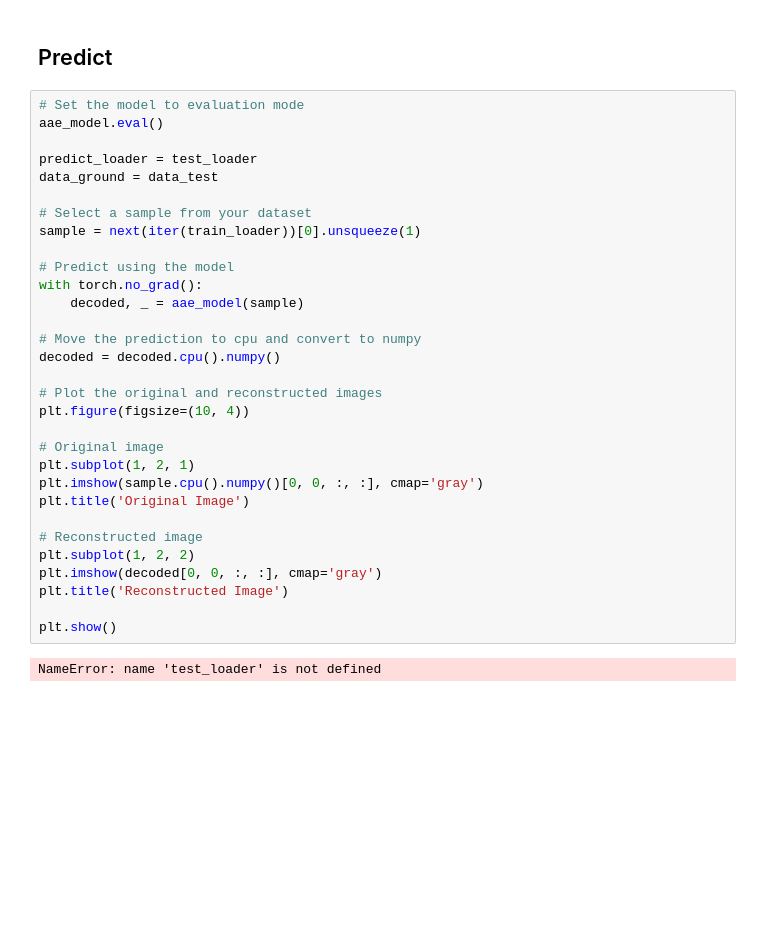
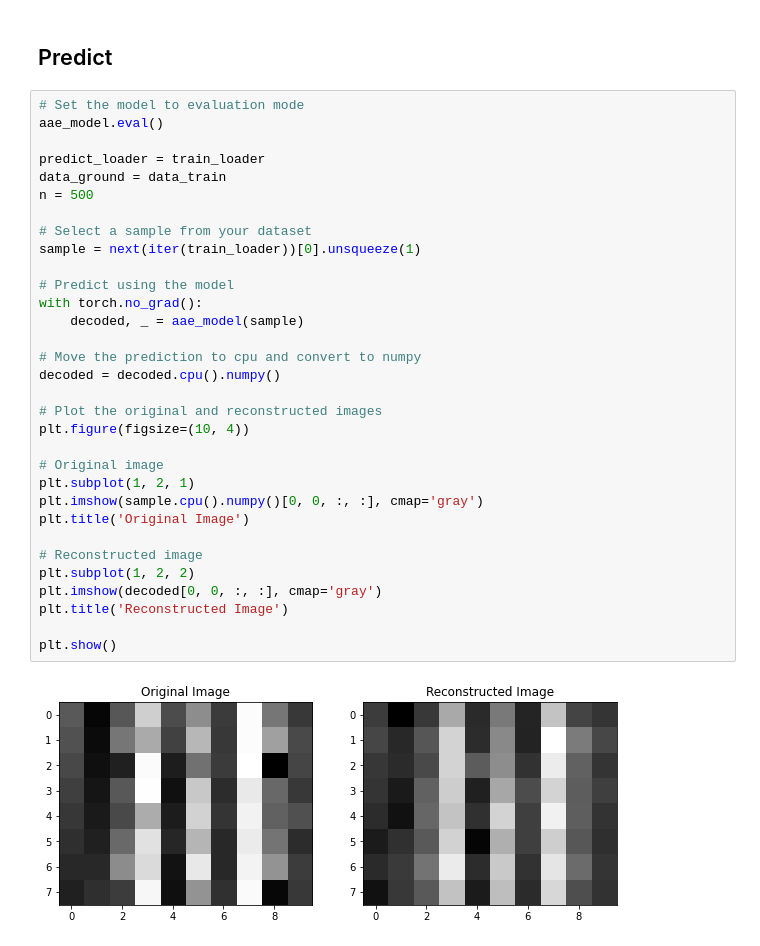
Before and after one commit to guodh321/Ventilation, a Jupyter notebook: 24-01/Test_2401.ipynb, the cells around one changed output. Cells and saved outputs as stored; diff of their text form; blank space fills up the shorter version.

```diff
--- a/24-01/Test_2401.ipynb
+++ b/24-01/Test_2401.ipynb
@@ -557,36 +601,37 @@ Moved model back to CPU.
 # %%
 # Set the model to evaluation mode
 aae_model.eval()
 
-predict_loader = test_loader
-data_ground = data_test
+predict_loader = train_loader
+data_ground = data_train
+n = 500
 
 # Select a sample from your dataset
 sample = next(iter(train_loader))[0].unsqueeze(1)
 
 # Predict using the model
 with torch.no_grad():
     decoded, _ = aae_model(sample)
 
 # Move the prediction to cpu and convert to numpy
 decoded = decoded.cpu().numpy()
 
 # Plot the original and reconstructed images
 plt.figure(figsize=(10, 4))
 
 # Original image
 plt.subplot(1, 2, 1)
 plt.imshow(sample.cpu().numpy()[0, 0, :, :], cmap='gray')
 plt.title('Original Image')
 
 # Reconstructed image
 plt.subplot(1, 2, 2)
 plt.imshow(decoded[0, 0, :, :], cmap='gray')
 plt.title('Reconstructed Image')
 
 plt.show()
 # %% [output]
-NameError: name 'test_loader' is not defined
+[figure, added]
 # %%
 # Set the model to evaluation mode
 aae_model.eval()
```
Also changed, not shown: parts of 28 cells of this notebook.
